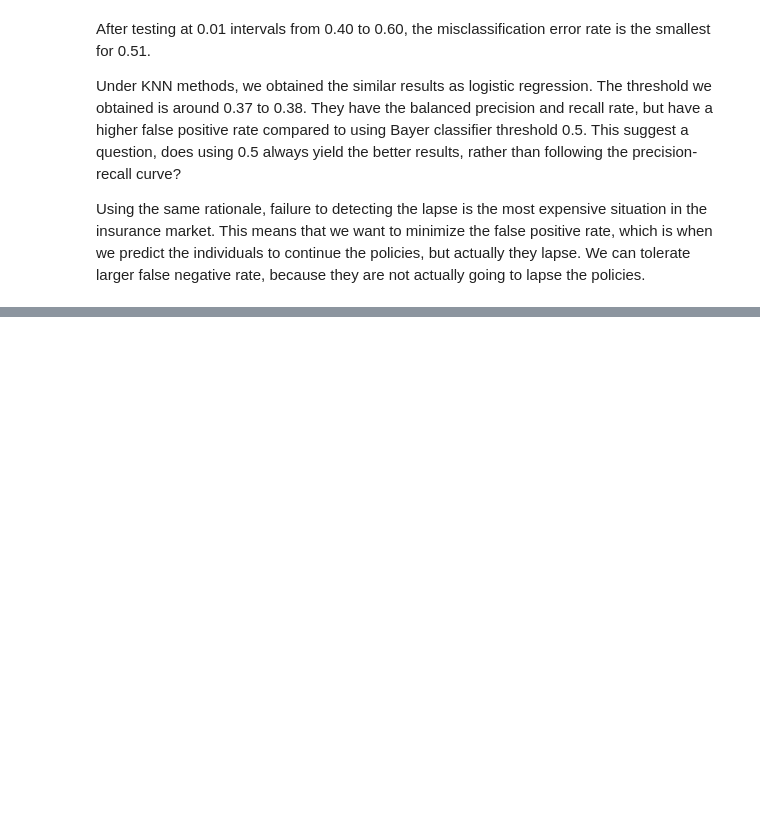
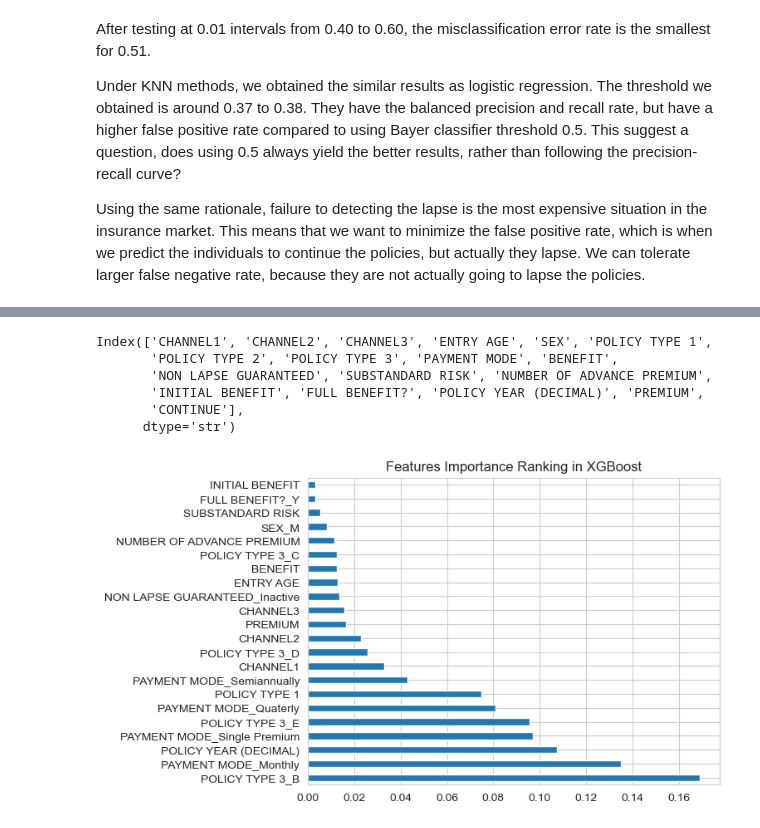
Before and after one commit to henrytansunway/insurance-lapse, a Jupyter notebook: 0. data_analysis_march_11.ipynb, the cells around one changed output, grey strips where cells are left out. Drawn from its saved outputs; the diff is of its cells as text; code cells hidden in the pictures; blank space fills up the shorter version.

Commit message:
Complete RFC and XGBoost Analysis

```diff
--- a/0. data_analysis_march_11.ipynb
+++ b/0. data_analysis_march_11.ipynb
@@ -204,6 +208,11 @@ categorical_features = ['SEX', 'PAYMENT MODE','POLICY TYPE 3','NON LAPSE GUARANT
 
 # 3. Handle Dummies (drop_first=True to avoid multicollinearity)
 X = pd.get_dummies(df[continuous_features + categorical_features], drop_first=True).astype(float)
+
+# Transform the response variable
+df['CONTINUE'] = 1 - df['IS_LAPSE']
+df.drop(columns=['IS_LAPSE'], inplace=True)
+
 y = df['CONTINUE']
 # %%
 # Check the structure of feature set
@@ -801,0 +815,9 @@ Using the same rationale, failure to detecting the lapse is the most expensive s
+# %%
+# Fitting the data into Random Forest Classifier3
+# balanced, handle class imbalance
+rf_model = RandomForestClassifier(n_estimators=500, random_state=42, class_weight='balanced')
+rf_model.fit(X_train, y_train)
+
+# Predictions
+rf_preds = rf_model.predict(X_val) # 1 or 0
+rf_probs = rf_model.predict_proba(X_val)[:, 1] # the probability of each prediction to be 1 (continue)
@@ -803,0 +993,9 @@ Using the same rationale, failure to detecting the lapse is the most expensive s
+# %%
+# Fit the data into XGBoost Model
+# Random state = 42: set seed
+xgb_model = XGBClassifier(use_label_encoder=False, eval_metric='logloss', random_state=42)
+xgb_model.fit(X_train, y_train)
+
+# Predictions
+xgb_preds = xgb_model.predict(X_val)
+xgb_probs = xgb_model.predict_proba(X_val)[:, 1]
@@ -803,0 +1088,17 @@ Using the same rationale, failure to detecting the lapse is the most expensive s
+# %%
+df.columns
+# %% [output]
+Index(['CHANNEL1', 'CHANNEL2', 'CHANNEL3', 'ENTRY AGE', 'SEX', 'POLICY TYPE 1',
+       'POLICY TYPE 2', 'POLICY TYPE 3', 'PAYMENT MODE', 'BENEFIT',
+       'NON LAPSE GUARANTEED', 'SUBSTANDARD RISK', 'NUMBER OF ADVANCE PREMIUM',
+       'INITIAL BENEFIT', 'FULL BENEFIT?', 'POLICY YEAR (DECIMAL)', 'PREMIUM',
+       'CONTINUE'],
+      dtype='str')
+# %%
+# Feature Importance
+# Tree models let you see which variables were most "useful"
+importances = pd.Series(xgb_model.feature_importances_, index=X_train.columns)
+importances.nlargest(22).plot(kind='barh', title='Features Importance Ranking in XGBoost')
+plt.show()
+# %% [output]
+[figure, added]
```
Also changed, not shown: parts of 12 cells of this notebook.
